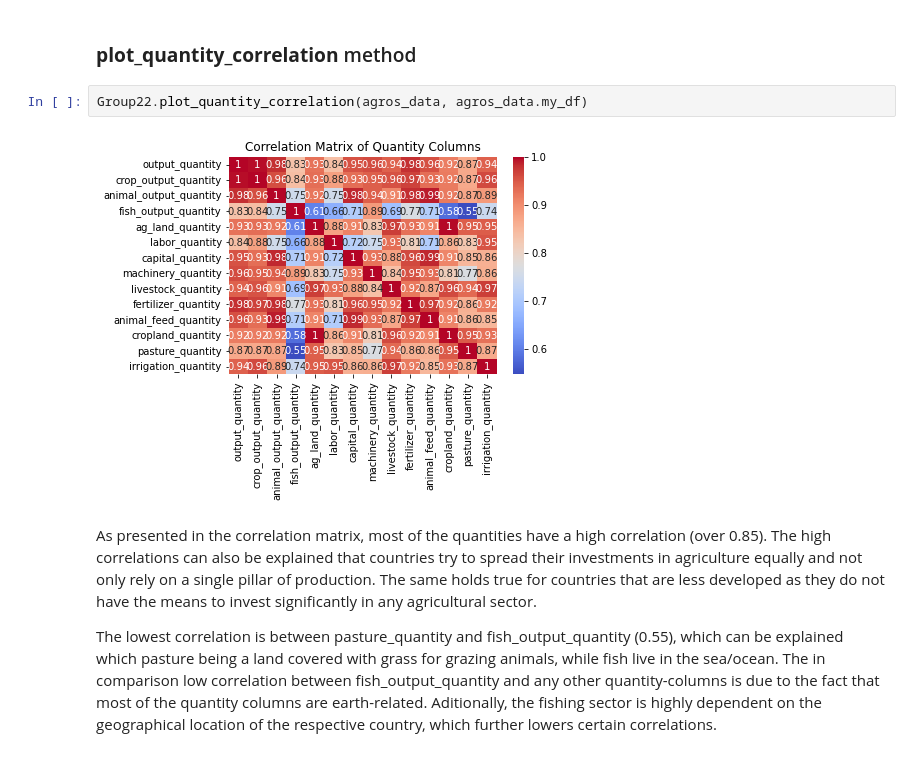
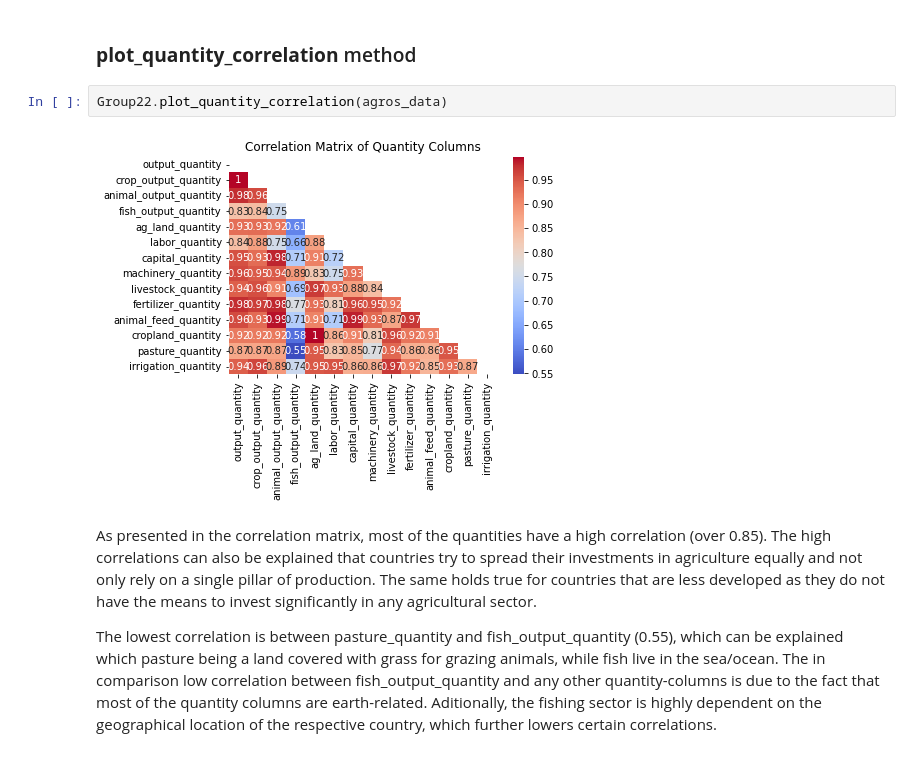
Before and after one commit to annaziegert/agriculture_production_nova, a Jupyter notebook: showcase_notebook.ipynb, the cells around one changed output. Saved outputs shown, nothing was run; the diff lists cells and outputs as text.

```diff
--- a/showcase_notebook.ipynb
+++ b/showcase_notebook.ipynb
@@ -61,9 +63,9 @@ The total output of India is higher in comparison to Australia and Norway as Ind
 # %% [markdown]
 ### __plot_quantity_correlation__ method
 # %%
-Group22.plot_quantity_correlation(agros_data, agros_data.my_df)
+Group22.plot_quantity_correlation(agros_data)
 # %% [output]
-[figure, old version]
+[figure, new version]
 # %% [markdown]
 As presented in the correlation matrix, most of the quantities have a high correlation (over 0.85). The high correlations can also be explained that countries try to spread their investments in agriculture equally and not only rely on a single pillar of production. The same holds true for countries that are less developed as they do not have the means to invest significantly in any agricultural sector.
 
```
Also changed, not shown: parts of 6 cells of this notebook, 2 other files.
